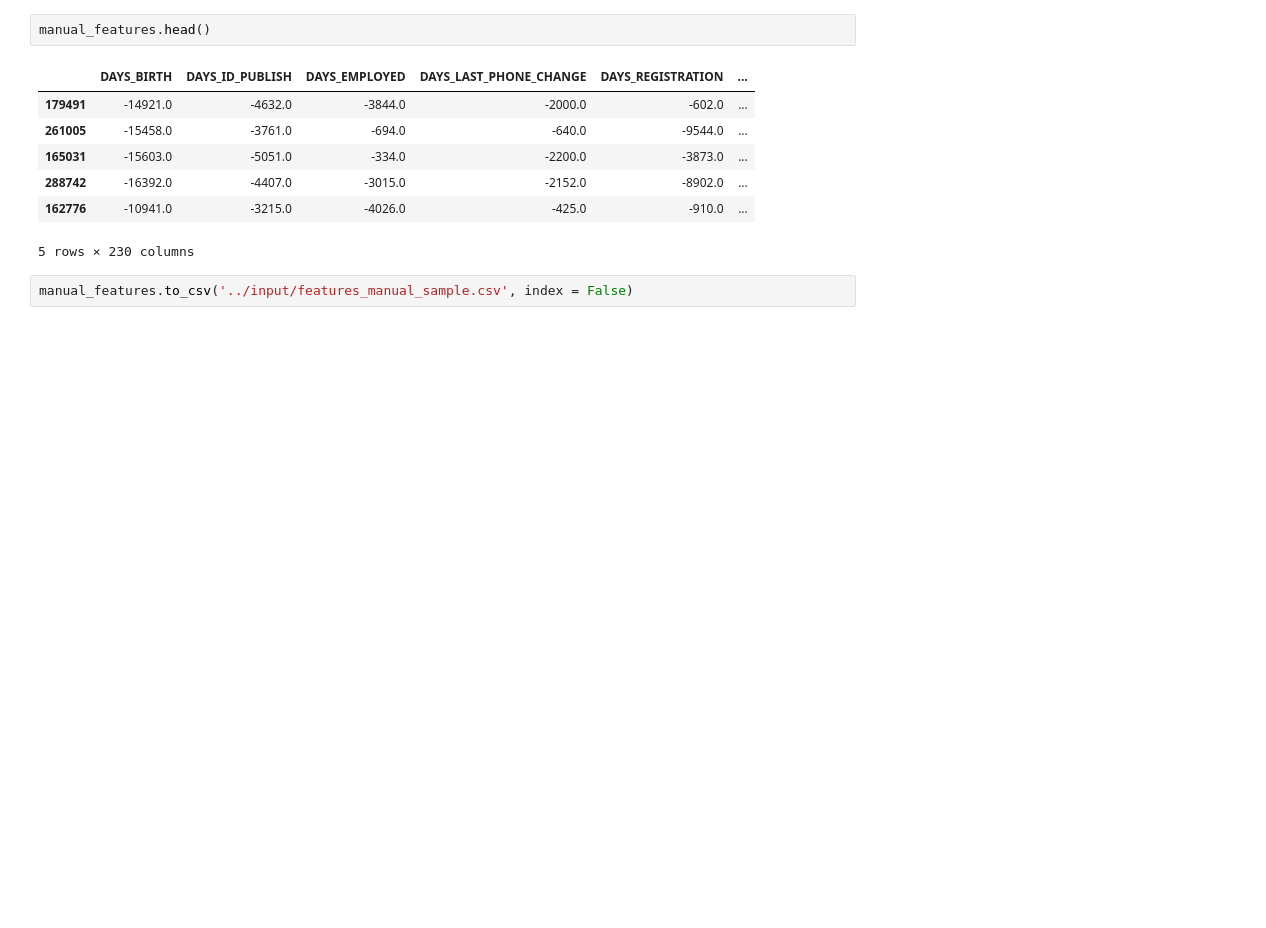
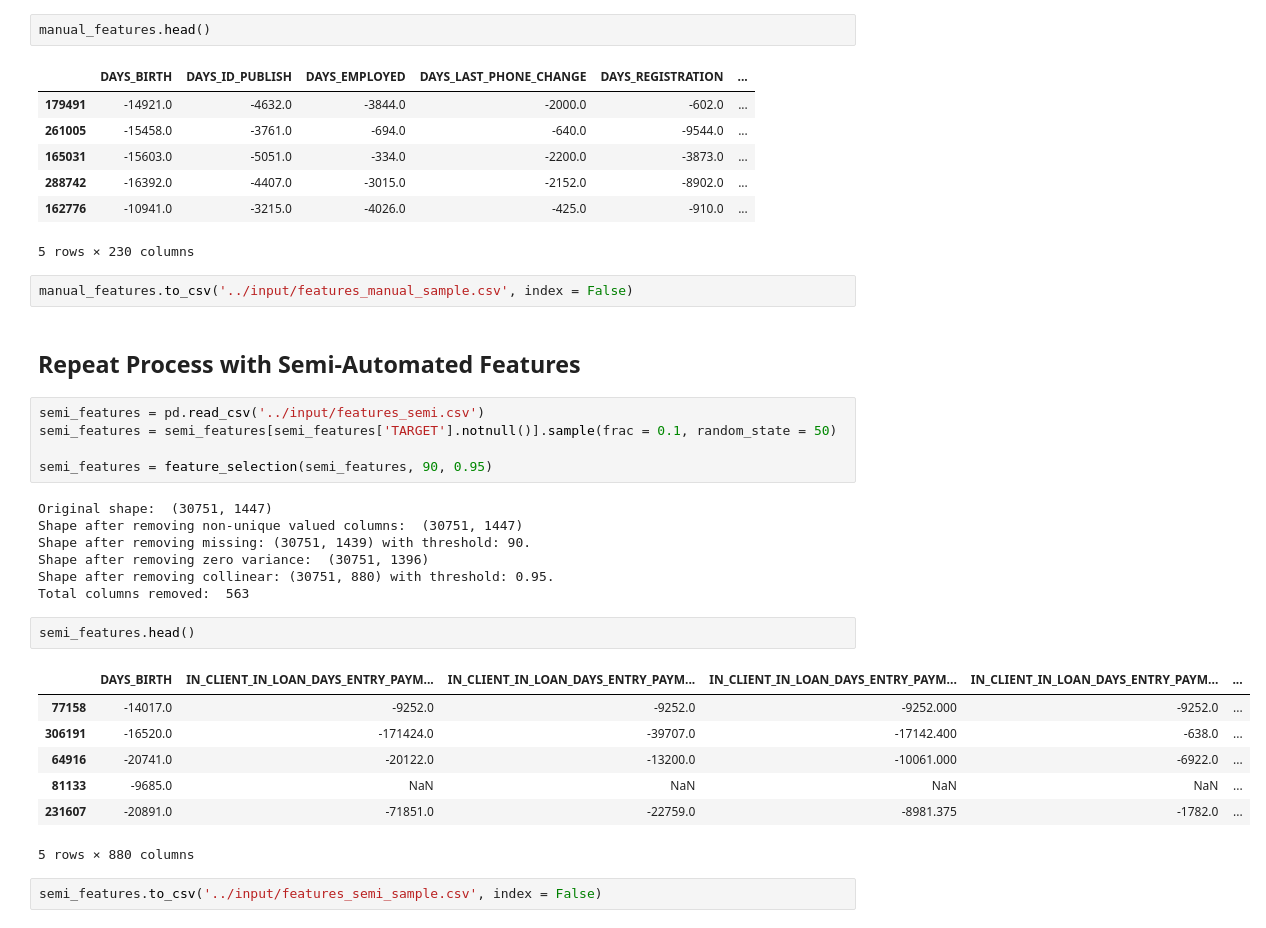
Before and after one commit to alteryx/Automated-Manual-Comparison, a Jupyter notebook: kaggle_home_credit/notebooks/Sampling Data.ipynb, the cells around one changed output. Saved outputs shown, nothing was run; the diff lists cells and outputs as text; blank space fills up the shorter version.

```diff
--- a/kaggle_home_credit/notebooks/Sampling Data.ipynb
+++ b/kaggle_home_credit/notebooks/Sampling Data.ipynb
@@ -225,3 +227,29 @@ manual_features.head()
 5 rows × 230 columns
 # %%
 manual_features.to_csv('../input/features_manual_sample.csv', index = False)
+# %% [markdown]
+## Repeat Process with Semi-Automated Features
+# %%
+semi_features = pd.read_csv('../input/features_semi.csv')
+semi_features = semi_features[semi_features['TARGET'].notnull()].sample(frac = 0.1, random_state = 50)
+
+semi_features = feature_selection(semi_features, 90, 0.95)
+# %% [output]
+Original shape:  (30751, 1447)
+Shape after removing non-unique valued columns:  (30751, 1447)
+Shape after removing missing: (30751, 1439) with threshold: 90.
+Shape after removing zero variance:  (30751, 1396)
+Shape after removing collinear: (30751, 880) with threshold: 0.95.
+Total columns removed:  563
+# %%
+semi_features.head()
+# %% [output]
+|  | DAYS_BIRTH | IN_CLIENT_IN_LOAN_DAYS_ENTRY_PAYM... | IN_CLIENT_IN_LOAN_DAYS_ENTRY_PAYM... | IN_CLIENT_IN_LOAN_DAYS_ENTRY_PAYM... | IN_CLIENT_IN_LOAN_DAYS_ENTRY_PAYM... | ... |
+| 77158 | -14017.0 | -9252.0 | -9252.0 | -9252.000 | -9252.0 | ... |
+| 306191 | -16520.0 | -171424.0 | -39707.0 | -17142.400 | -638.0 | ... |
+| 64916 | -20741.0 | -20122.0 | -13200.0 | -10061.000 | -6922.0 | ... |
+| 81133 | -9685.0 | NaN | NaN | NaN | NaN | ... |
+| 231607 | -20891.0 | -71851.0 | -22759.0 | -8981.375 | -1782.0 | ... |
+5 rows × 880 columns
+# %%
+semi_features.to_csv('../input/features_semi_sample.csv', index = False)
```
Also changed, not shown: parts of 1 cell of this notebook, 1 other file.
